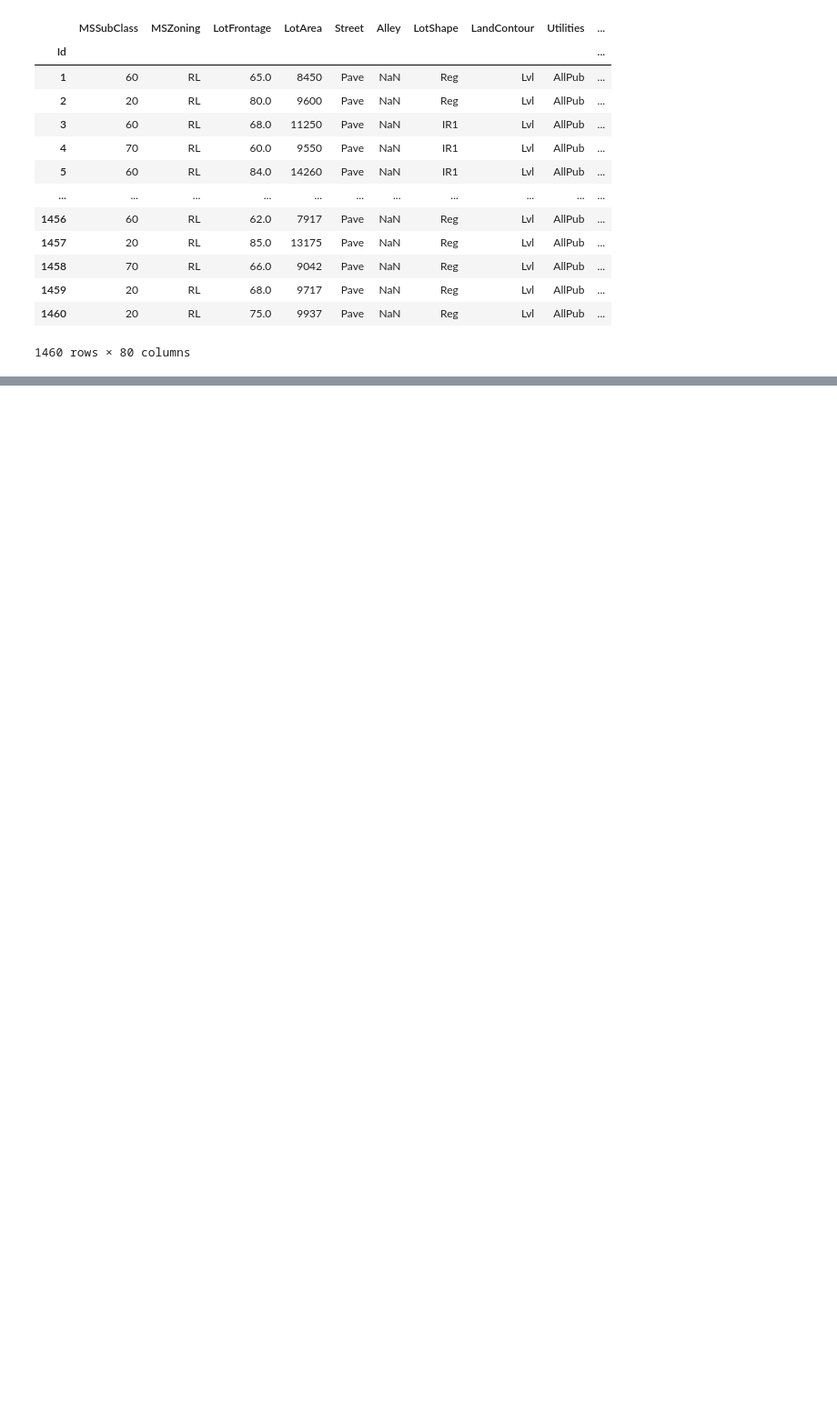
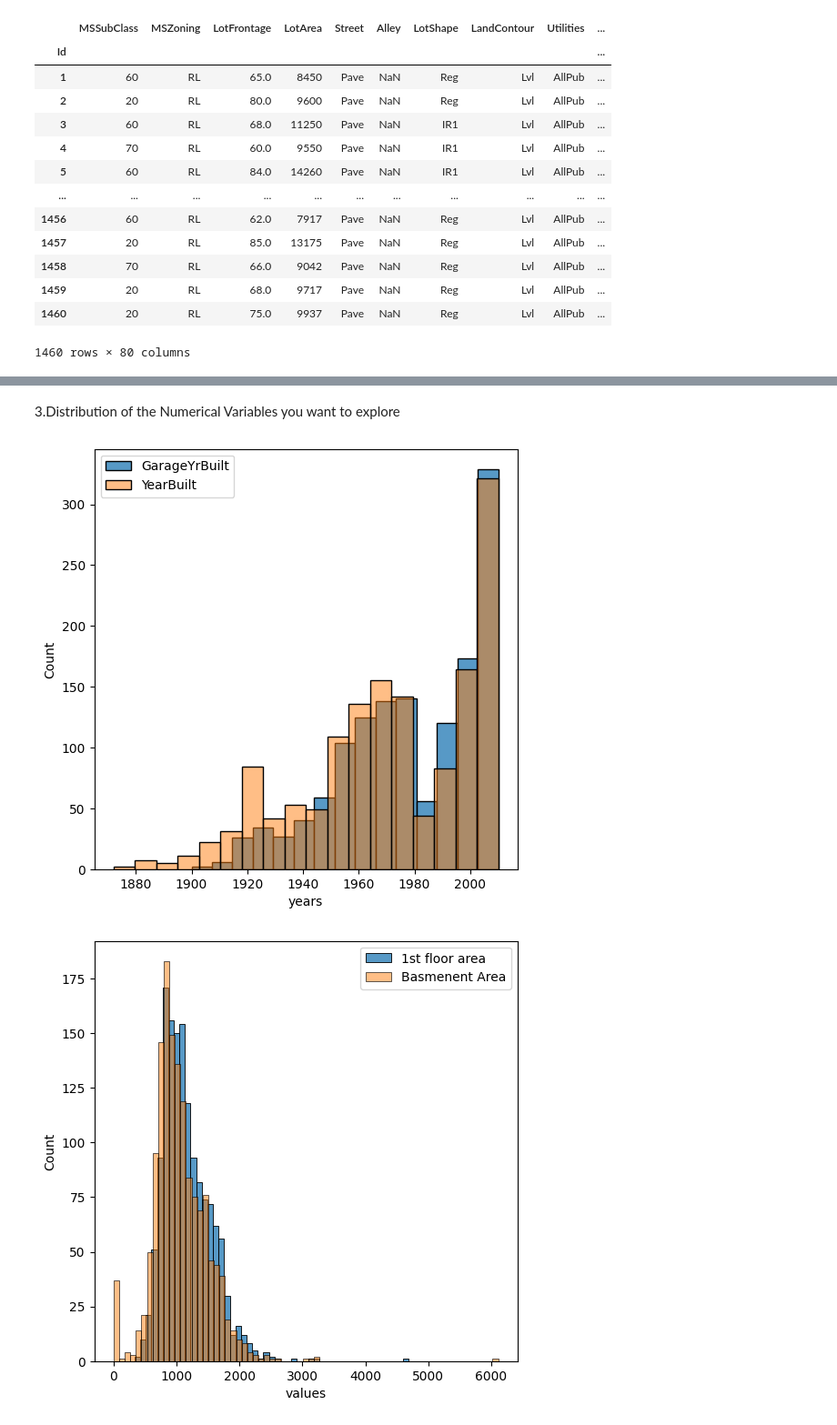
Before and after one commit to armh12/house_prices_data, a Jupyter notebook: house_prices_data.ipynb, the cells around one changed output, grey strips where cells are left out. Shown at 91% size. Cells and saved outputs as stored; diff of their text form; code cells hidden in the pictures; blank space fills up the shorter version.

```diff
--- a/house_prices_data.ipynb
+++ b/house_prices_data.ipynb
@@ -107,0 +97,25 @@ correlationCols(new_df)
+# %% [markdown]
+3.Distribution of the Numerical Variables you want to explore
+# %%
+# problem 3
+
+def garageAndBuildingDist():
+    plt.figure(figsize=(6,6))
+    sns.histplot(data['GarageYrBlt'], label = 'GarageYrBuilt')
+    sns.histplot(data['YearBuilt'], label = 'YearBuilt', alpha = 0.5)
+    plt.xlabel('years')
+    plt.legend();
+
+garageAndBuildingDist()
+
+def firstFloorAndBasementDist():
+    plt.figure(figsize=(6,6))
+    sns.histplot(data['1stFlrSF'], label = '1st floor area')
+    sns.histplot(data['TotalBsmtSF'], label = 'Basmenent Area', alpha = 0.5)
+    plt.xlabel('values')
+    plt.legend();
+
+firstFloorAndBasementDist()
+# %% [output]
+[figure, added]
+[figure, added]
```
Also changed, not shown: parts of 30 cells of this notebook.
